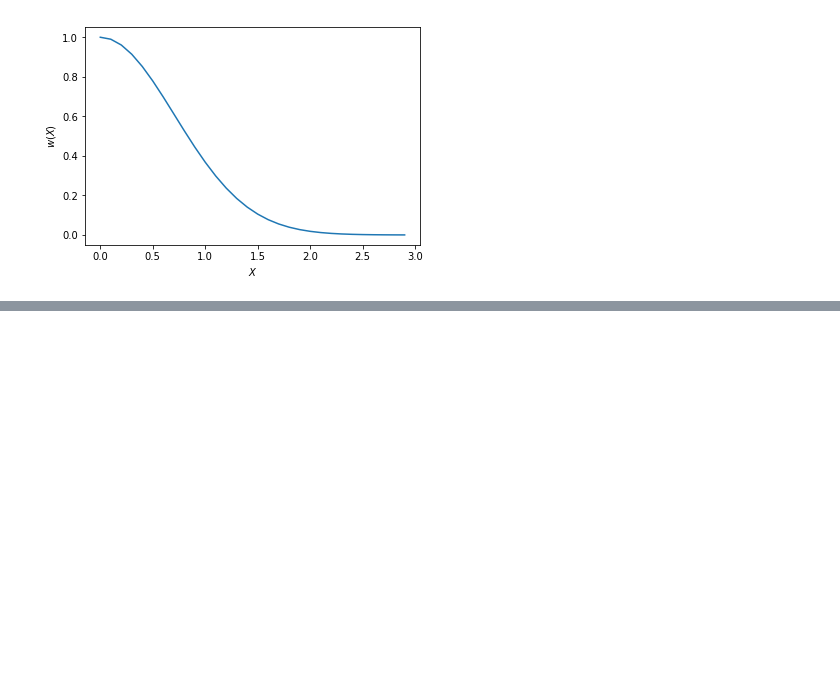
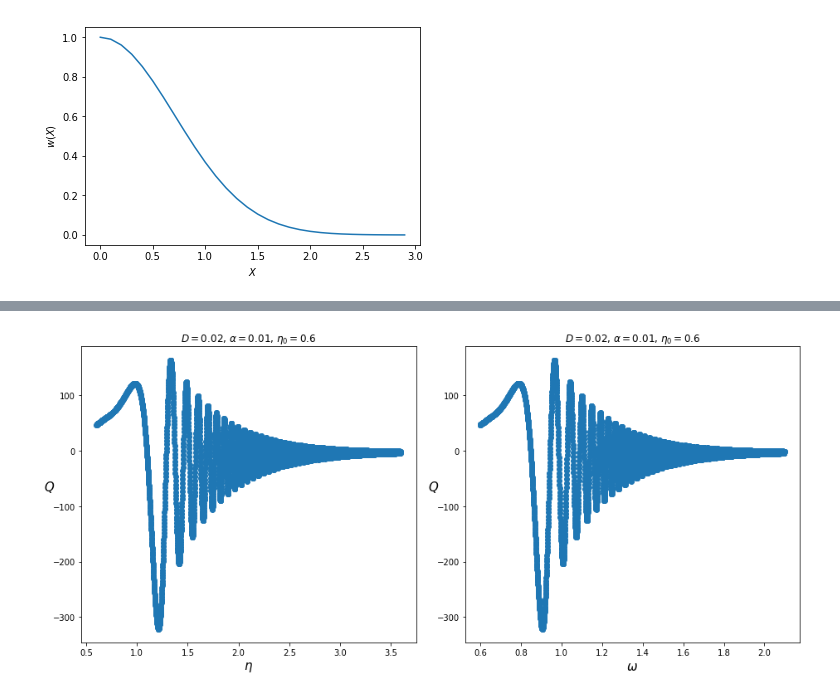
Before and after one commit to balintkaszas/boSchlieren, a Jupyter notebook: analyticSweep.ipynb, the cells around one changed output, grey strips where cells are left out. Drawn from its saved outputs; the diff is of its cells as text; code cells hidden in the pictures; blank space fills up the shorter version.

```diff
--- a/analyticSweep.ipynb
+++ b/analyticSweep.ipynb
@@ -70,0 +98,29 @@ plt.plot(linramp(x), Q(x), '-o')
+# %%
+## Parameters:
+ipos = 0.
+ivelocity = 0.
+
+D = 0.02
+alpha = 1e-2
+eta0 = 0.6
+A0 = 1.
+beta = 0.
+
+lambda1 = -D + (0+1j)*np.sqrt(1.-D**2)
+lambda2 = -D - (0+1j)*np.sqrt(1.-D**2)
+# %%
+x = np.arange(0., 3/alpha, 0.1)
+f, (ax1, ax2) = plt.subplots(1, 2, figsize=(13, 6))
+ax1.plot(IF(x), Q(x), '-o')
+ax1.set_title(r"$D = 0.02$, $\alpha = 0.01$, $\eta_0 = 0.6$")
+ax1.set_xlabel('$\eta$', fontsize=15)
+ax1.set_ylabel('$Q$', fontsize=15, rotation = 0)
+
+ax2.plot(omega(x), Q(x), '-o')
+ax2.set_title(r"$D = 0.02$, $\alpha = 0.01$, $\eta_0 = 0.6$")
+ax2.set_xlabel('$\omega$', fontsize=15)
+ax2.set_ylabel('$Q$', fontsize=15, rotation = 0)
+
+f.tight_layout()
+# %% [output]
+[figure, added]
```
Also changed, not shown: parts of 6 cells of this notebook.
